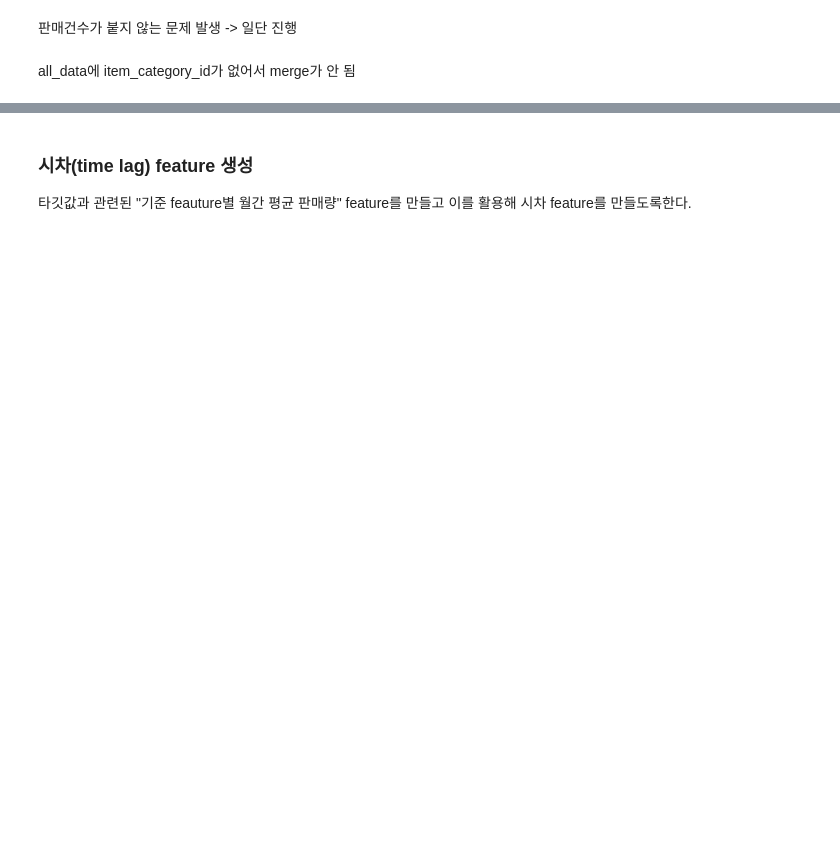
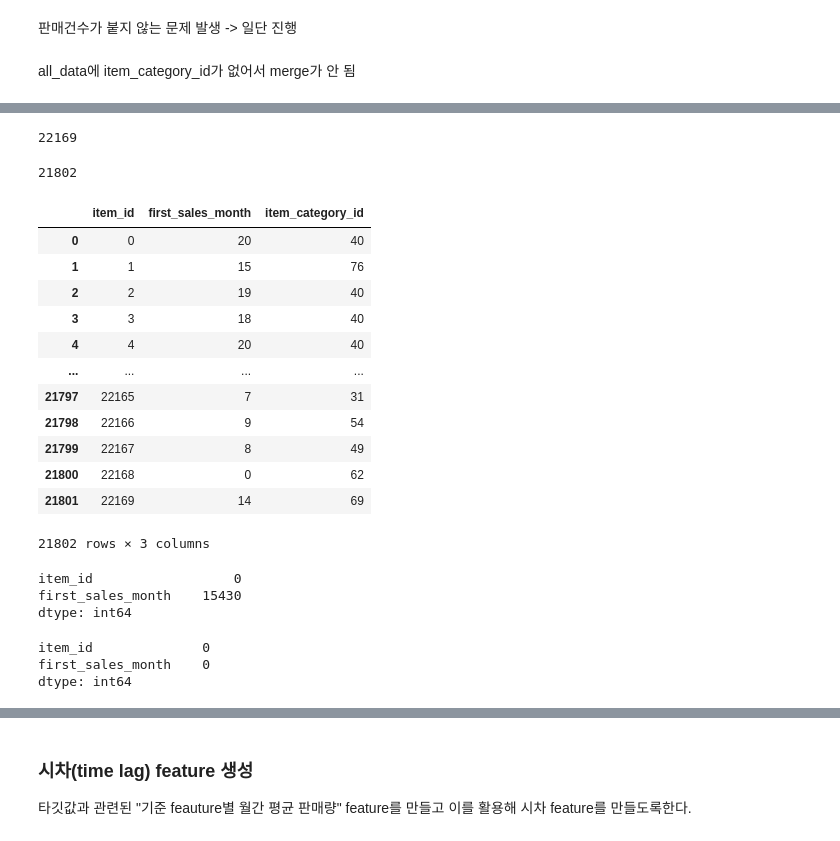
Before and after one commit to Youngeunzzi/DATATHON, a Jupyter notebook: ML.ipynb, the cells around one changed output, grey strips where cells are left out. Drawn from its saved outputs; the diff is of its cells as text; code cells hidden in the pictures; blank space fills up the shorter version.

```diff
--- a/ML.ipynb
+++ b/ML.ipynb
@@ -548,0 +551,24 @@ all_data에 item_category_id가 없어서 merge가 안 됨
+# %%
+all_data['item_id'].nunique()
+# %% [output]
+22169
+# %%
+items['item_id'].nunique()
+# %% [output]
+21802
+# %%
+items
+# %% [output]
+|  | item_id | first_sales_month | item_category_id |
+| 0 | 0 | 20 | 40 |
+| 1 | 1 | 15 | 76 |
+| 2 | 2 | 19 | 40 |
+| 3 | 3 | 18 | 40 |
+| 4 | 4 | 20 | 40 |
+| ... | ... | ... | ... |
+| 21797 | 22165 | 7 | 31 |
+| 21798 | 22166 | 9 | 54 |
+| 21799 | 22167 | 8 | 49 |
+| 21800 | 22168 | 0 | 62 |
+| 21801 | 22169 | 14 | 69 |
+21802 rows × 3 columns
@@ -548,0 +579,12 @@ all_data에 item_category_id가 없어서 merge가 안 됨
+# %%
+all_data = all_data[all_data['first_sales_month'].notna()].reset_index(drop=True) # 결측치는 drop or fillna(0) 중에 제거 선택
+# %% [output]
+item_id                  0
+first_sales_month    15430
+dtype: int64
+# %%
+print(all_data[['item_id', 'first_sales_month']].isna().sum())
+# %% [output]
+item_id              0
+first_sales_month    0
+dtype: int64
```
Also changed, not shown: parts of 57 cells of this notebook.
